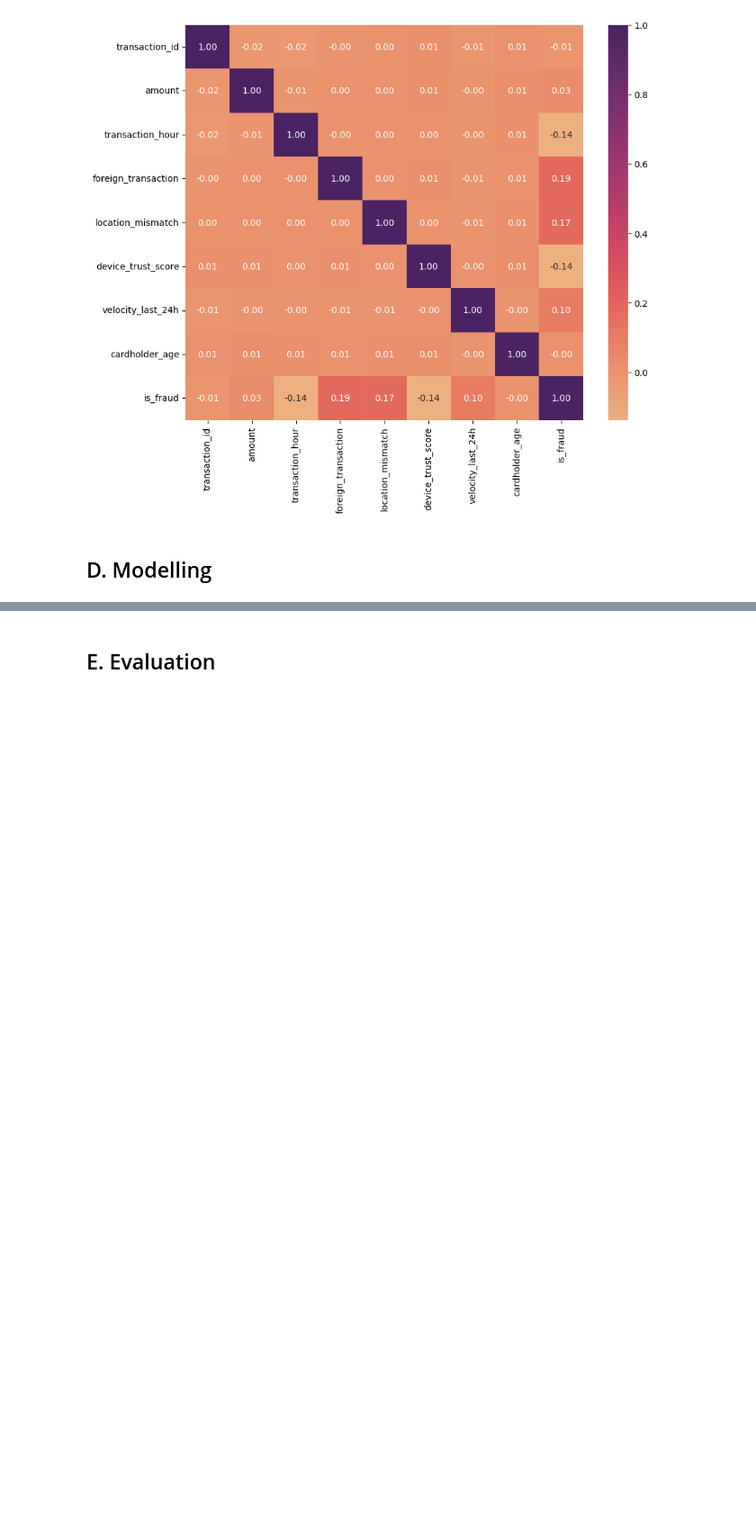
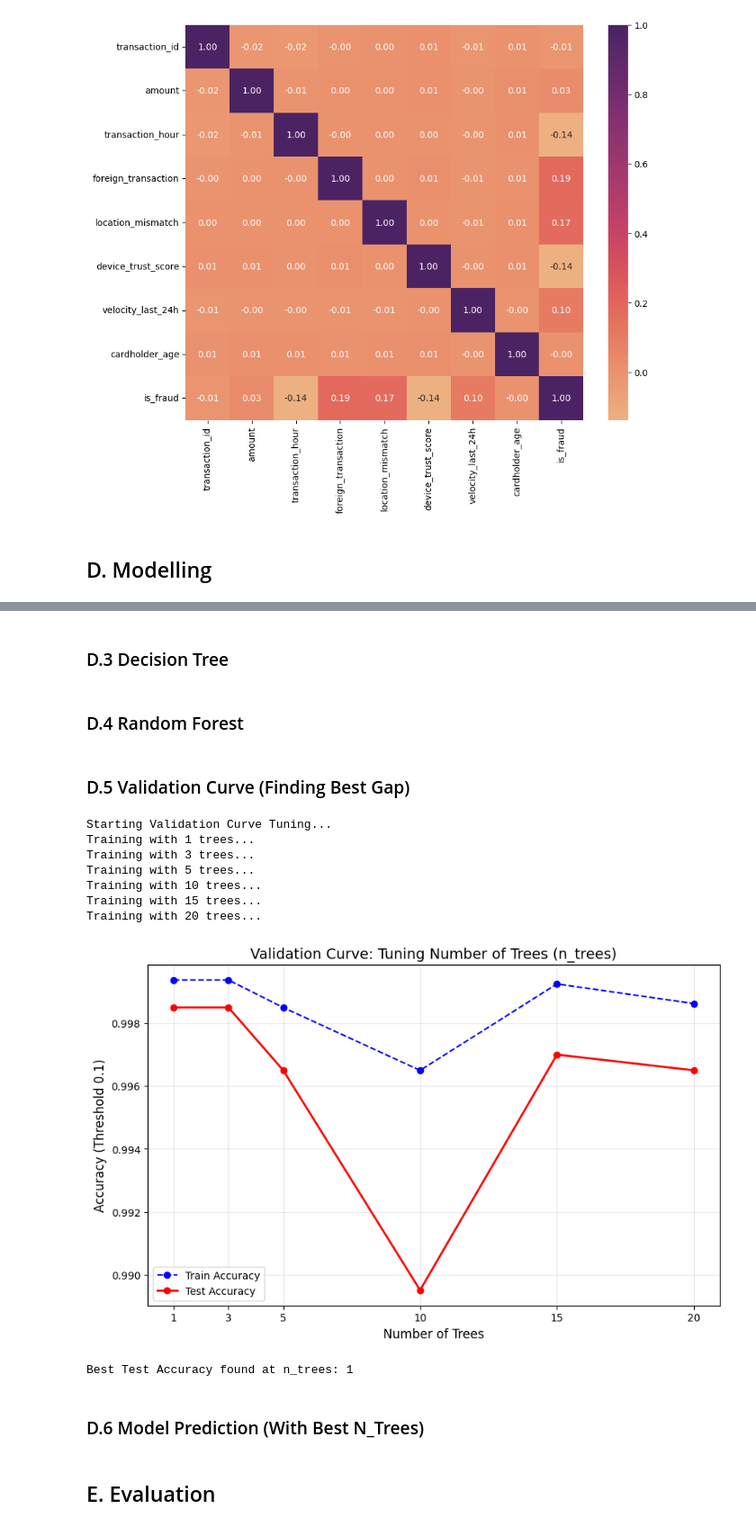
Before and after one commit to HablSank/1Day-1Dataset_MachineLearningProject, a Jupyter notebook: Day-15/Random Forest (Credit Card Fraud)/credit_card_fraud_10k.ipynb, the cells around one changed output, grey strips where cells are left out. Shown at 90% size. Saved outputs shown, nothing was run; the diff lists cells and outputs as text; code cells hidden in the pictures; blank space fills up the shorter version.

Commit message:
Day - 15 (Random Forest) Modelling Done

```diff
--- a/Day-15/Random Forest (Credit Card Fraud)/credit_card_fraud_10k.ipynb
+++ b/Day-15/Random Forest (Credit Card Fraud)/credit_card_fraud_10k.ipynb
@@ -256,0 +259,3 @@ plt.show()
+# %%
+X_data = df.select_dtypes(include='number').drop(columns=['is_fraud'])
+y_data = df['is_fraud']
@@ -256,0 +289,2 @@ plt.show()
+# %% [markdown]
+### D.3 Decision Tree
@@ -256,0 +389,2 @@ plt.show()
+# %% [markdown]
+### D.4 Random Forest
@@ -256,0 +449,56 @@ plt.show()
+# %% [markdown]
+### D.5 Validation Curve (Finding Best Gap)
+# %%
+# --- 1. Validation Curve Logic ---
+train_accuracies = []
+test_accuracies = []
+
+n_trees_values = [1, 3, 5, 10, 15, 20]
+
+print("Starting Validation Curve Tuning...")
+
+for n in n_trees_values:
+    print(f"Training with {n} trees...")
+    model = RandomForestManual(n_trees=n, max_depth=10)
+    model.fit(X_train.values, y_train.values)
+
+    # Train Accuracy (Using paranoid threshold 0.1)
+    train_probs = model.predict_proba(X_train.values)
+    train_pred = (train_probs >= 0.1).astype(int)
+    train_acc = np.mean(train_pred == y_train.values)
+    train_accuracies.append(train_acc)
+
+    # Test Accuracy (Using paranoid threshold 0.1)
+    test_probs = model.predict_proba(X_test.values)
+    test_pred = (test_probs >= 0.1).astype(int)
+    test_acc = np.mean(test_pred == y_test.values)
+    test_accuracies.append(test_acc)
+
+# --- 2. Visualization ---
+plt.figure(figsize=(10, 6))
+
+plt.plot(n_trees_values, train_accuracies, marker='o', linestyle='--', color='blue', label='Train Accuracy')
+plt.plot(n_trees_values, test_accuracies, marker='o', linewidth=2, color='red', label='Test Accuracy')
+
+plt.title('Validation Curve: Tuning Number of Trees (n_trees)', fontsize=14)
+plt.xlabel('Number of Trees', fontsize=12)
+plt.ylabel('Accuracy (Threshold 0.1)', fontsize=12)
+plt.xticks(n_trees_values)
+plt.legend()
+plt.grid(True, alpha=0.3)
+plt.show()
+
+best_n = n_trees_values[np.argmax(test_accuracies)]
+print(f"Best Test Accuracy found at n_trees: {best_n}")
+# %% [output]
+Starting Validation Curve Tuning...
+Training with 1 trees...
+Training with 3 trees...
+Training with 5 trees...
+Training with 10 trees...
+Training with 15 trees...
+Training with 20 trees...
+[figure, added]
+Best Test Accuracy found at n_trees: 1
+# %% [markdown]
+### D.6 Model Prediction (With Best N_Trees)
```
Also changed, not shown: parts of 6 cells of this notebook.
